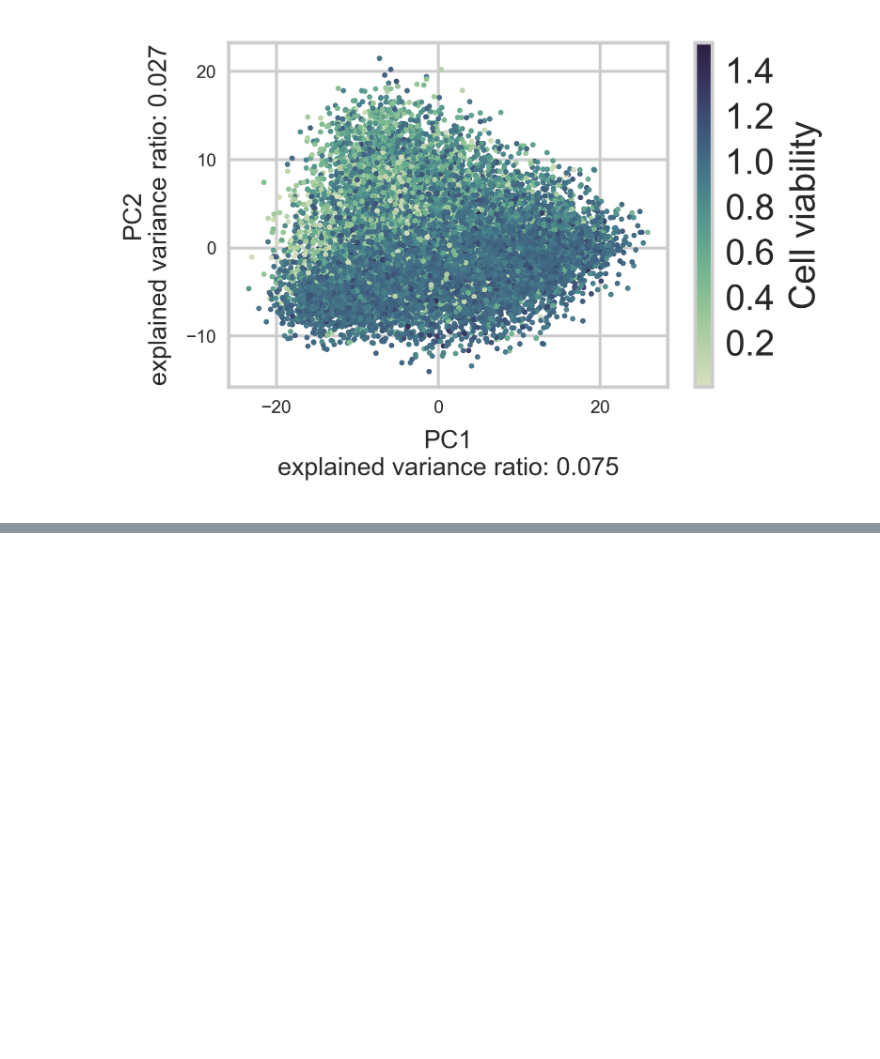
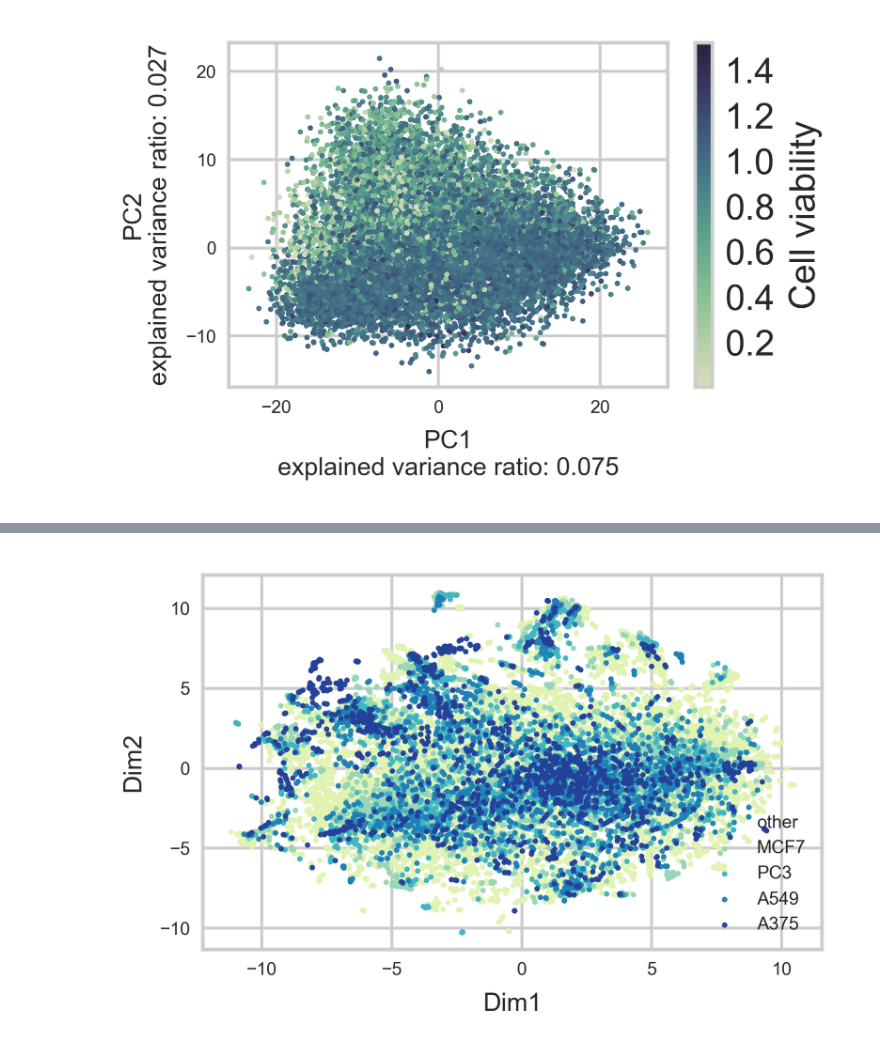
Before and after one commit to bence-szalai/Cell-death-signatures, a Jupyter notebook: code/cell_death_7_additional.ipynb, the cells around one changed output, grey strips where cells are left out. Cells and saved outputs as stored; diff of their text form; code cells hidden in the pictures; blank space fills up the shorter version.

```diff
--- a/code/cell_death_7_additional.ipynb
+++ b/code/cell_death_7_additional.ipynb
@@ -99,0 +105,4 @@ Spearman Rho with Y: SpearmanrResult(correlation=-0.28439708301171152, pvalue=0.
+# %%
+make_dim_reduc_plot(sig_data,sig_info,color_by='cell_id',fname='tsne_cell')
+# %% [output]
+[figure, added]
```
Also changed, not shown: parts of 5 cells of this notebook, 3 other files.
